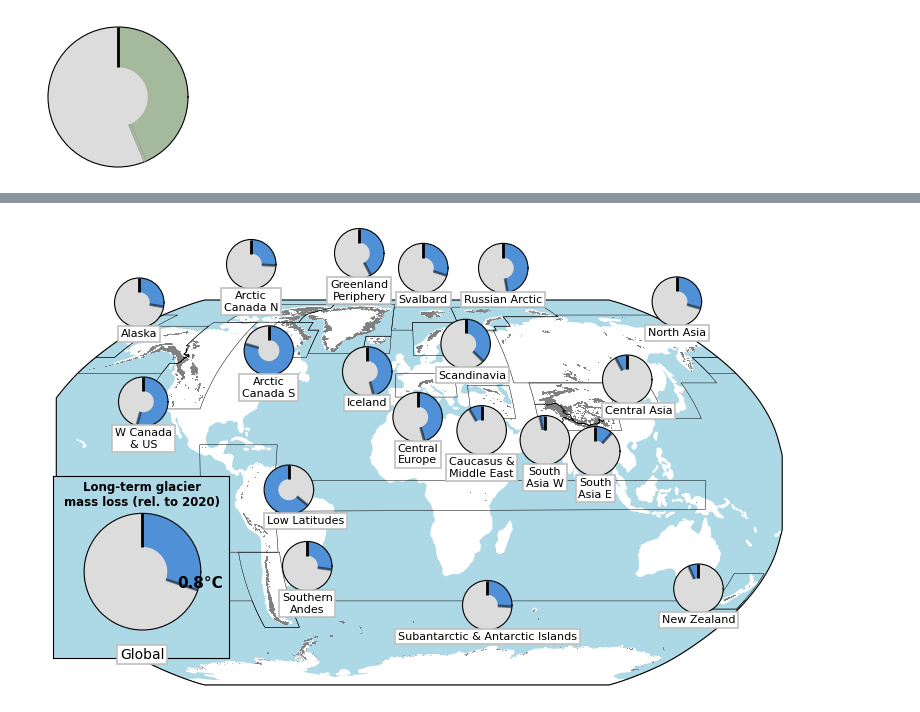
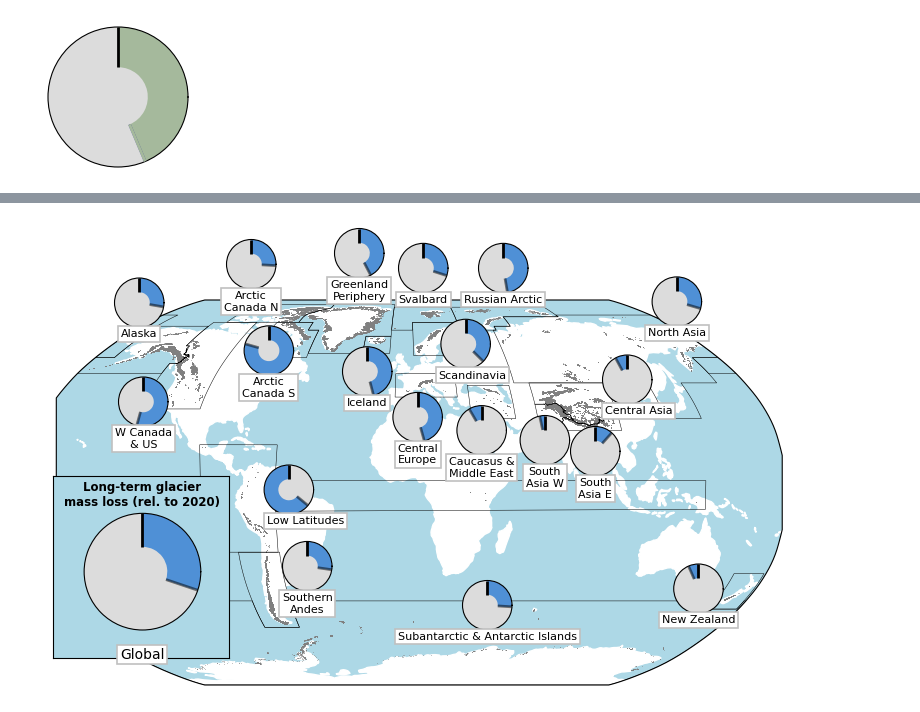
Before and after one commit to lilianschuster/GlacierMIP3, a Jupyter notebook: A_community_estimate_paper_analysis/4_world_map_figure.ipynb, the cells around one changed output, grey strips where cells are left out. Cells and saved outputs as stored; diff of their text form; code cells hidden in the pictures.

Commit message:
more ICCI variants without overlapping labels

```diff
--- a/A_community_estimate_paper_analysis/4_world_map_figure.ipynb
+++ b/A_community_estimate_paper_analysis/4_world_map_figure.ipynb
@@ -95,7 +95,8 @@ def reg_pie_subplot(reg = 'All', ax =None, leg = False, only_steady_state=False,
                     temp_levels =[1.2, 5.0],
                     yrs = [100,5000], lang = 'en',
                     only_perc_text = False,
-                    bar_temp=1.2):
+                    bar_temp=1.2,
+                    show_temp_label = True):
     if reg == 'All':
         _reg = 'Globally'
     else:
@@ -173,7 +174,7 @@ def reg_pie_subplot(reg = 'All', ax =None, leg = False, only_steady_state=False,
                    linewidth=0,
                    align="edge", alpha =1)
         #if t.round(2) in [1.2,1.5,2,2.5,3,4,5] and reg == 'All' and leg:
-        if t.round(2) in [1.2,1.5,2,2.5,3,4,5,bar_temp] and reg == 'All' and leg:   # CHANGED
+        if t.round(2) in [1.2,1.5,2,2.5,3,4,5,bar_temp] and reg == 'All' and leg and show_temp_label:   # CHANGED
             #if t.round(2) == 1.2:
             if t.round(2) == bar_temp:
                 tt = f'{t.round(1)}°C'
@@ -1000,6 +1001,9 @@ reg_pie_subplot(reg=reg, ax=ax, leg=True, only_steady_state=True, lowess_fit=Tru
 # %% [output]
 [figure]
 # %%
+plt.rcParams['pdf.fonttype'] = 42        # NEW: keep text as real text in the PDF (editable in Inkscape)
+#plt.rcParams['svg.fonttype'] = 'none'     # NEW: text stays text in the SVG
+
 lang = 'en'
 delta, deltan, deltann = -0.15, 0.005, 0.002
 out = 'figures/supplements/only_github_supplements/fig3_worldmap_variants/'
@@ -1013,51 +1017,59 @@ pos = [(0.049, 0.26+delta),
        (0.308+deltan+deltann, 0.331+delta), (0.804, 0.29+delta), (0.54, 0.26+delta)]
 regions_ordered = list(rgi_reg_fig_dict_translated.keys())
 
-for bt in [0.8, 1.2, 1.5, 2.0, 2.6, 3.0]:
-    fig = plt.figure()
+for show_label in [True, False]:
+    suffix = '' if show_label else '_no_label'
+    for bt in [0.8, 1.2, 1.5, 2.0, 2.6, 3.0]:
+        fig = plt.figure()
 
-    # --- background: land, glacier locations, RGI region outlines
-    ax_background = fig.add_axes([0.0, 0.01, 1, 0.7], projection=ccrs.Robinson())
-    ax_background.patch.set_facecolor('lightblue')
-    ax_background.add_feature(cartopy.feature.LAND, color='white')
-    ax_background.scatter(df_rgi6g.CenLon.values, df_rgi6g.CenLat.values,
-                          facecolor='grey', s=0.25, alpha=0.7, linewidths=0,
-                          transform=ccrs.PlateCarree(), rasterized=False)
-    ax_background.add_feature(ShapelyFeature(Reader(rgi_regions_fn).geometries(), ccrs.Robinson(),
-                                             alpha=1, facecolor='None', linewidth=0.35, edgecolor='k'))
+        # --- background: land, glacier locations, RGI region outlines
+        ax_background = fig.add_axes([0.0, 0.01, 1, 0.7], projection=ccrs.Robinson())
+        ax_background.patch.set_facecolor('lightblue')
+        ax_background.add_feature(cartopy.feature.LAND, color='white')
+        ax_background.scatter(df_rgi6g.CenLon.values, df_rgi6g.CenLat.values,
+                              facecolor='grey', s=0.25,
+                              alpha=0.7, linewidths=0,
+                              transform=ccrs.PlateCarree(), rasterized=False)
+        #sc.set_gid('glacier_dots')                # NEW
+        ax_background.add_feature(ShapelyFeature(Reader(rgi_regions_fn).geometries(), ccrs.Robinson(),
+                                                 alpha=1, facecolor='None', linewidth=0.35, edgecolor='k'))
 
-    # --- light blue patch behind the global pie
-    ax_global_patch = fig.add_axes([0.042, 0.06, 0.22, 0.33], facecolor='lightblue')
-    ax_global_patch.get_xaxis().set_visible(False)
-    ax_global_patch.get_yaxis().set_visible(False)
+        # --- light blue patch behind the global pie
+        ax_global_patch = fig.add_axes([0.042, 0.06, 0.22, 0.33], facecolor='lightblue')
+        ax_global_patch.get_xaxis().set_visible(False)
+        ax_global_patch.get_yaxis().set_visible(False)
 
-    for nax, reg in enumerate(regions_ordered):
-        size = 0.21 if reg == 'All' else 0.09
-        height = size*1.01 if nax == 0 else size
-        ax = fig.add_axes([pos[nax][0], pos[nax][1], size, height],
-                          facecolor='none', projection='polar')
+        for nax, reg in enumerate(regions_ordered):
+            size = 0.21 if reg == 'All' else 0.09
+            height = size*1.01 if nax == 0 else size
+            ax = fig.add_axes([pos[nax][0], pos[nax][1], size, height],
+                              facecolor='none', projection='polar')
 
-        # mass loss at a constant warming level bt (same design as the 1.2°C figure)
-        reg_pie_subplot(reg=reg, ax=ax, leg=True, only_steady_state=True, lowess_fit=True,
-                        rel_to='_rel_2020', show_perc_value=False, perc_show=50,
-                        color_text=False, temp_levels=[bt], bar_temp=bt, lang=lang)
+            # mass loss at a constant warming level bt (same design as the 1.2°C figure)
+            reg_pie_subplot(reg=reg, ax=ax, leg=True, only_steady_state=True, lowess_fit=True,
+                            rel_to='_rel_2020', show_perc_value=False, perc_show=50,
+                            color_text=False, temp_levels=[bt], bar_temp=bt, lang=lang,
+                            show_temp_label=show_label)
 
-        # region name box below the pie
-        v, s = (-0.15, 10) if nax == 0 else (-0.03, 8)
-        h, ha = 0.5, 'center'
-        if nax == 8:                # Scandinavia
-            h, ha = -0.05, 'left'
-        elif nax in (13, 16):
-            h, ha = 0.05, 'left'
-        name = rgi_reg_fig_dict_translated[reg][lang]
-        if reg != 'All':
-            name = name[3:]
-        ax.text(h, v, name, size=s, horizontalalignment=ha, verticalalignment='top',
-                transform=ax.transAxes,
-                bbox=dict(facecolor='white', edgecolor='silver', pad=2, lw=1.2))
+            # region name box below the pie
+            v, s = (-0.15, 10) if nax == 0 else (-0.03, 8)
+            h, ha = 0.5, 'center'
+            if nax == 8:                # Scandinavia
+                h, ha = -0.05, 'left'
+            elif nax in (13, 16):
+                h, ha = 0.05, 'left'
+            name = rgi_reg_fig_dict_translated[reg][lang]
+            if reg != 'All':
+                name = name[3:]
+            ax.text(h, v, name, size=s, horizontalalignment=ha, verticalalignment='top',
+                    transform=ax.transAxes,
+                    bbox=dict(facecolor='white', edgecolor='silver', pad=2, lw=1.2))
 
-    fig.set_size_inches(8, 5.5)
-    plt.savefig(f'{out}fig3_only_{bt}C.png', bbox_inches='tight', dpi=300)
-    plt.savefig(f'{out}fig3_only_{bt}C.pdf', bbox_inches='tight', dpi=300, backend='pdf')
-    #plt.close()
+        fig.set_size_inches(8, 5.5)
+        plt.savefig(f'{out}fig3_only_{bt}C{suffix}.png', bbox_inches='tight', dpi=300)
+        plt.savefig(f'{out}fig3_only_{bt}C{suffix}.pdf', bbox_inches='tight', dpi=300, backend='pdf')
+        if show_label:
+            plt.close()
+        else:
+            print(bt)
 # %% [output]
@@ -1064 +1082 @@ for bt in [0.8, 1.2, 1.5, 2.0, 2.6, 3.0]:
-[figure, old version]
+[figure, new version]
```
Also changed, not shown: parts of 1 cell of this notebook, 18 other files.
